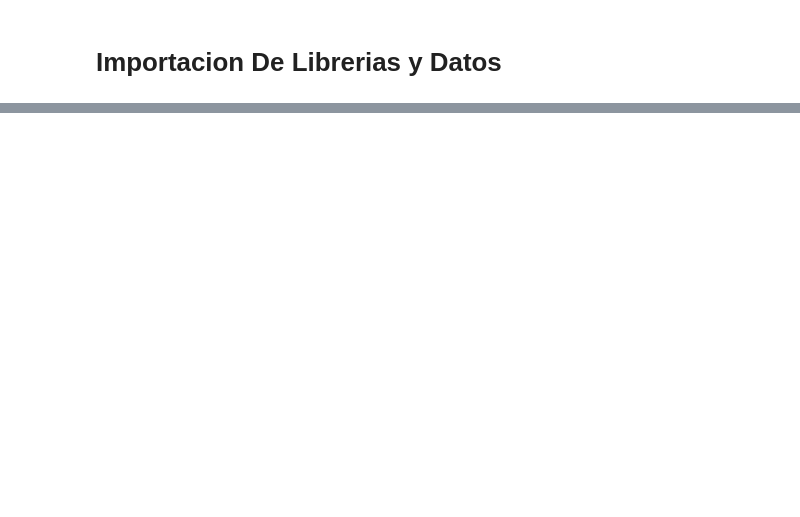
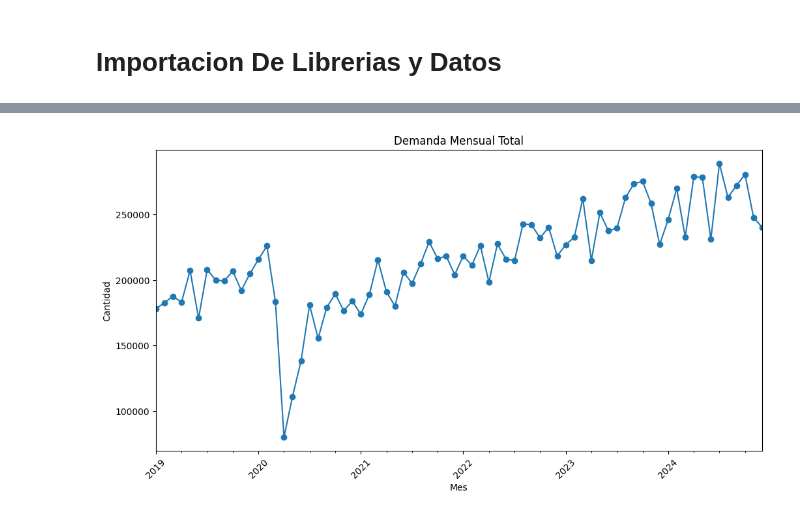
Before and after one commit to luencaro/Data-Challenge-Pro, a Jupyter notebook: data-challenge.ipynb, the cells around one changed output, grey strips where cells are left out. Saved outputs shown, nothing was run; the diff lists cells and outputs as text; code cells hidden in the pictures; blank space fills up the shorter version.

```diff
--- a/data-challenge.ipynb
+++ b/data-challenge.ipynb
@@ -109,0 +252,16 @@ df_prest.head()
+# %%
+# Asegurarse de que FECHA_ATENCION es datetime (ya se parseó en la carga)
+df_salud['Mes'] = df_salud['FECHA_ATENCION'].dt.to_period('M')
+
+# Agrupar la demanda (Cantidad) por mes
+demanda_por_mes = df_salud.groupby('Mes')['Cantidad'].sum().sort_index()
+
+plt.figure(figsize=(12,6))
+demanda_por_mes.plot(marker='o')
+plt.title("Demanda Mensual Total")
+plt.xlabel("Mes")
+plt.ylabel("Cantidad")
+plt.xticks(rotation=45)
+plt.show()
+# %% [output]
+[figure, added]
```
Also changed, not shown: parts of 22 cells of this notebook.
